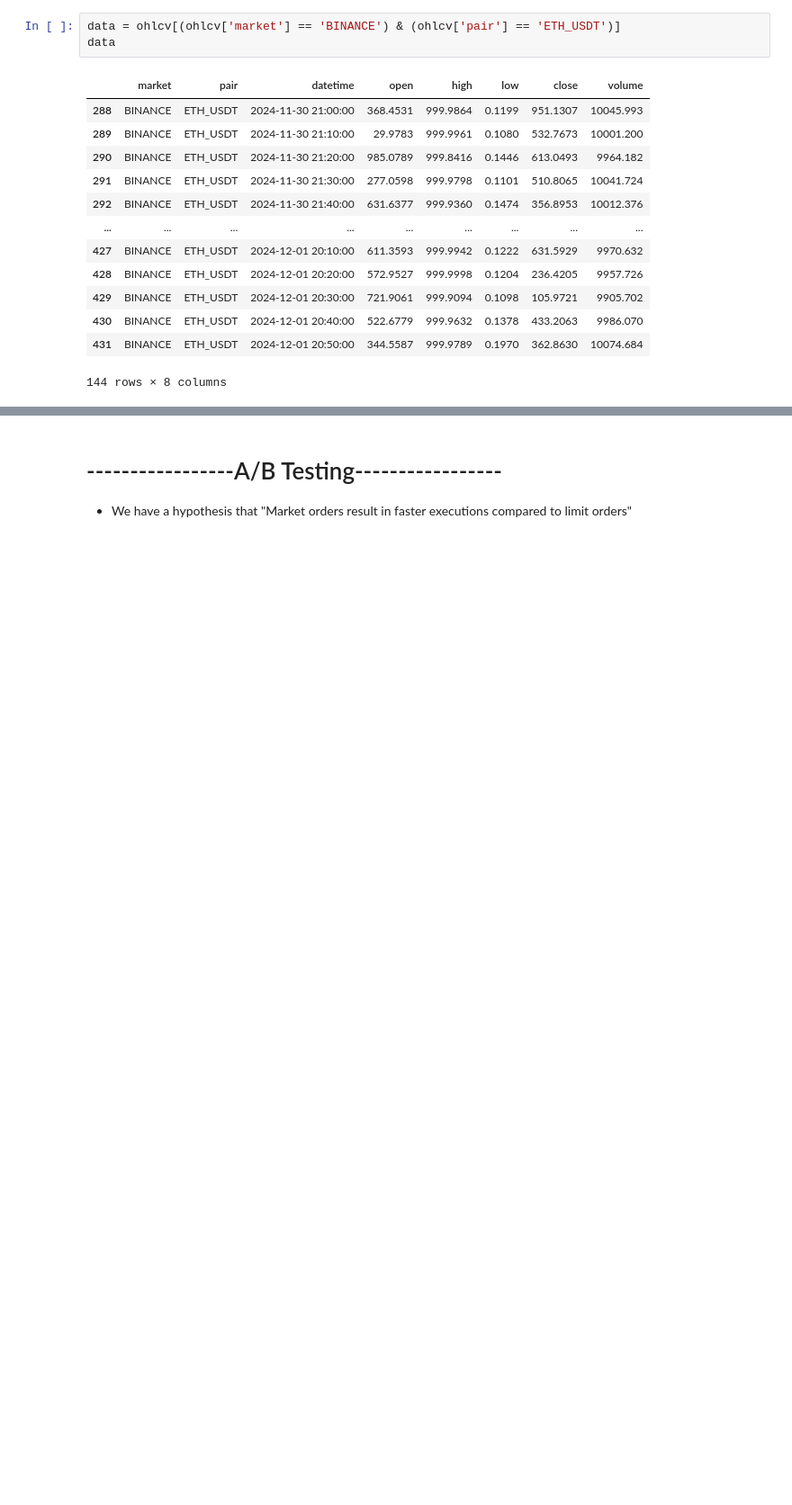
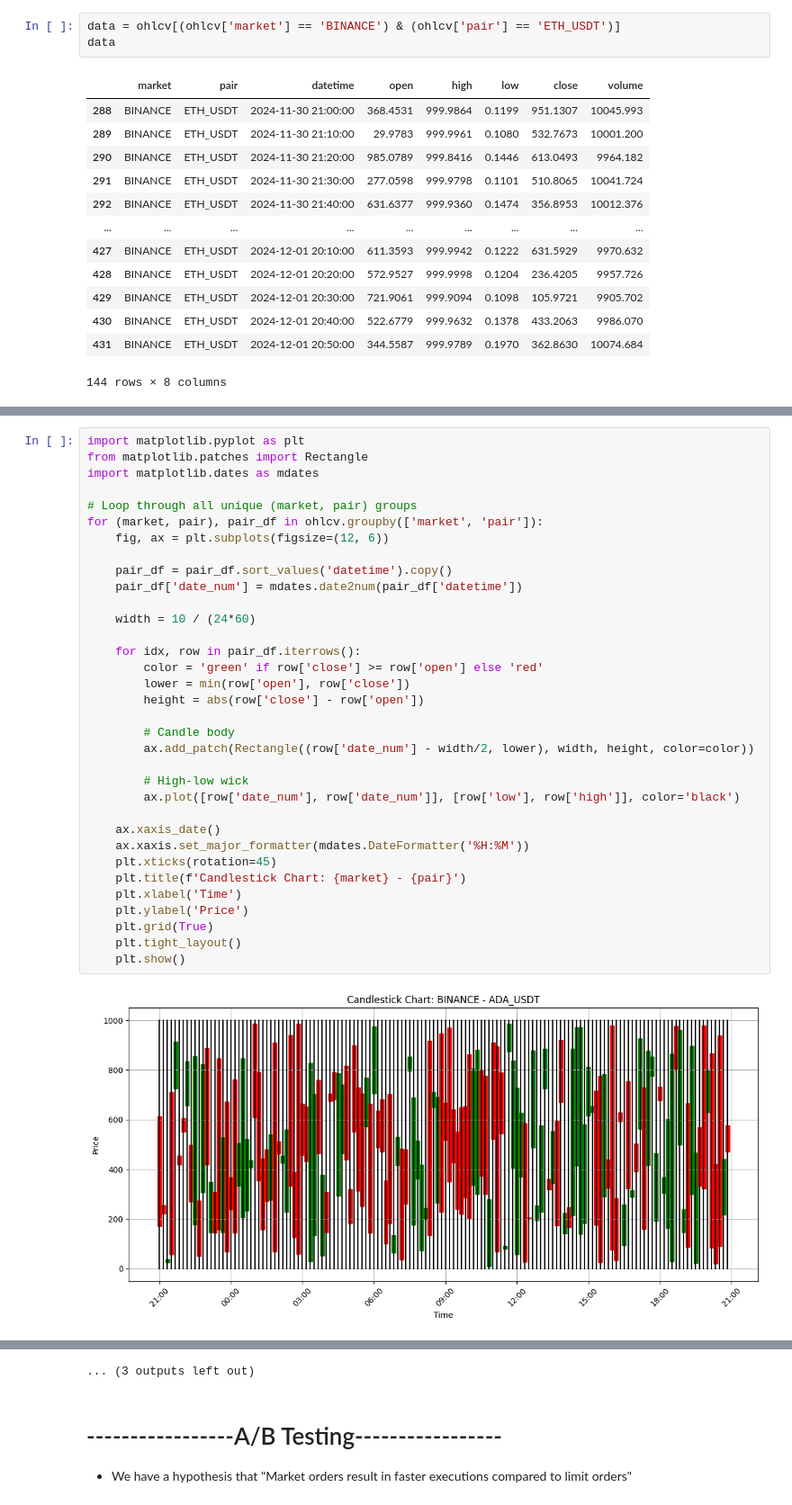
Before and after one commit to JonnyPOH/sparkland, a Jupyter notebook: notebooks/sparkland_analysis.ipynb, the cells around one changed output, grey strips where cells are left out. Shown at 90% size. Drawn from its saved outputs; the diff is of its cells as text; blank space fills up the shorter version.

```diff
--- a/notebooks/sparkland_analysis.ipynb
+++ b/notebooks/sparkland_analysis.ipynb
@@ -261,0 +221,36 @@ for (market, pair), pair_df in ohlcv.groupby(['market', 'pair']):
+# %%
+import matplotlib.pyplot as plt
+from matplotlib.patches import Rectangle
+import matplotlib.dates as mdates
+
+# Loop through all unique (market, pair) groups
+for (market, pair), pair_df in ohlcv.groupby(['market', 'pair']):
+    fig, ax = plt.subplots(figsize=(12, 6))
+
+    pair_df = pair_df.sort_values('datetime').copy()
+    pair_df['date_num'] = mdates.date2num(pair_df['datetime'])
+
+    width = 10 / (24*60)
+
+    for idx, row in pair_df.iterrows():
+        color = 'green' if row['close'] >= row['open'] else 'red'
+        lower = min(row['open'], row['close'])
+        height = abs(row['close'] - row['open'])
+
+        # Candle body
+        ax.add_patch(Rectangle((row['date_num'] - width/2, lower), width, height, color=color))
+
+        # High-low wick
+        ax.plot([row['date_num'], row['date_num']], [row['low'], row['high']], color='black')
+
+    ax.xaxis_date()
+    ax.xaxis.set_major_formatter(mdates.DateFormatter('%H:%M'))
+    plt.xticks(rotation=45)
+    plt.title(f'Candlestick Chart: {market} - {pair}')
+    plt.xlabel('Time')
+    plt.ylabel('Price')
+    plt.grid(True)
+    plt.tight_layout()
+    plt.show()
+# %% [output]
+[figure, added]
@@ -262,3 +268,4 @@ for (market, pair), pair_df in ohlcv.groupby(['market', 'pair']):
+... (3 outputs left out)
 # %% [markdown]
 # -----------------A/B Testing-----------------
 
```
Also changed, not shown: parts of 4 cells of this notebook.
